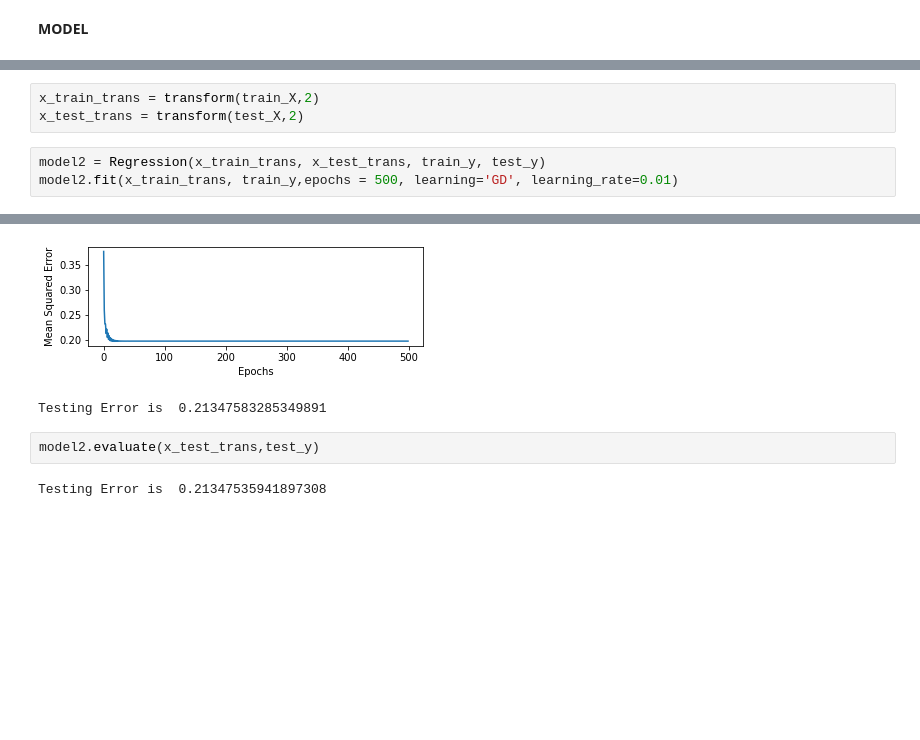
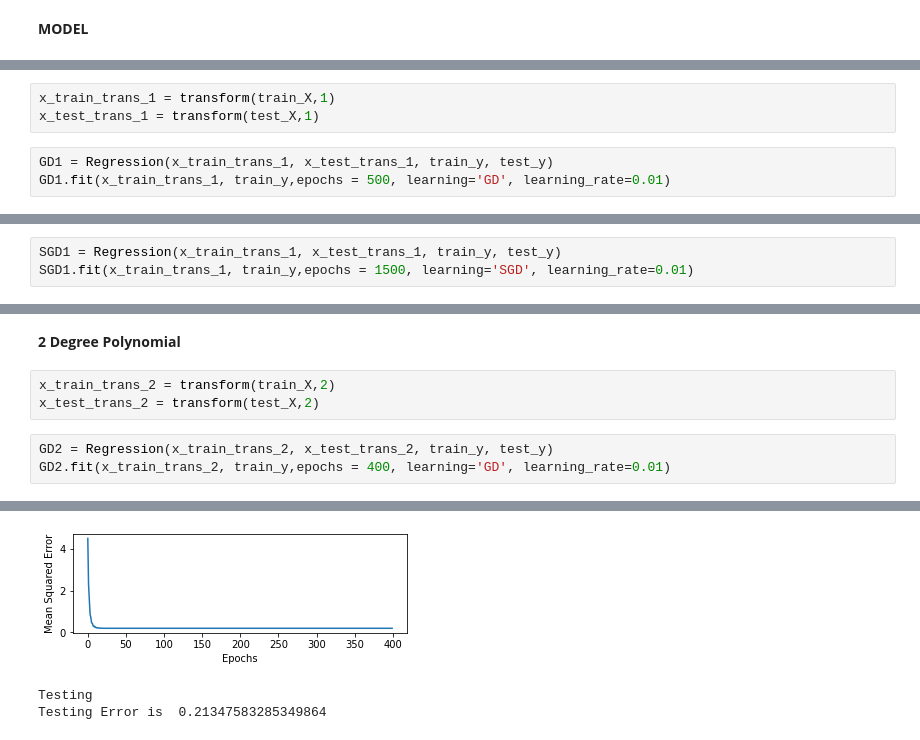
Before and after one commit to vineet891/FODS-Assignment, a Jupyter notebook: FODS_A1_a.ipynb, the cells around one changed output, grey strips where cells are left out. Cells and saved outputs as stored; diff of their text form; blank space fills up the shorter version.

Commit message:
Added degree 0 and 1 polynomials

```diff
--- a/FODS_A1_a.ipynb
+++ b/FODS_A1_a.ipynb
@@ -212,0 +261,6 @@ class Regression():
+# %%
+x_train_trans_1 = transform(train_X,1)
+x_test_trans_1 = transform(test_X,1)
+# %%
+GD1 = Regression(x_train_trans_1, x_test_trans_1, train_y, test_y)
+GD1.fit(x_train_trans_1, train_y,epochs = 500, learning='GD', learning_rate=0.01)
@@ -212,0 +282,3 @@ class Regression():
+# %%
+SGD1 = Regression(x_train_trans_1, x_test_trans_1, train_y, test_y)
+SGD1.fit(x_train_trans_1, train_y,epochs = 1500, learning='SGD', learning_rate=0.01)
@@ -213,7 +307,9 @@ class Regression():
+# %% [markdown]
+**2 Degree Polynomial**
 # %%
-x_train_trans = transform(train_X,2)
-x_test_trans = transform(test_X,2)
+x_train_trans_2 = transform(train_X,2)
+x_test_trans_2 = transform(test_X,2)
 # %%
-model2 = Regression(x_train_trans, x_test_trans, train_y, test_y)
-model2.fit(x_train_trans, train_y,epochs = 500, learning='GD', learning_rate=0.01)
+GD2 = Regression(x_train_trans_2, x_test_trans_2, train_y, test_y)
+GD2.fit(x_train_trans_2, train_y,epochs = 400, learning='GD', learning_rate=0.01)
 # %% [output]
@@ -230,6 +325,3 @@ Epoch: 450 Loss: 0.19739356005965114
-[figure, old version]
+[figure, new version]
-Testing Error is  0.21347583285349891
+Testing
+Testing Error is  0.21347583285349864
-# %%
-model2.evaluate(x_test_trans,test_y)
-# %% [output]
-Testing Error is  0.21347535941897308
```
Also changed, not shown: parts of 13 cells of this notebook.
